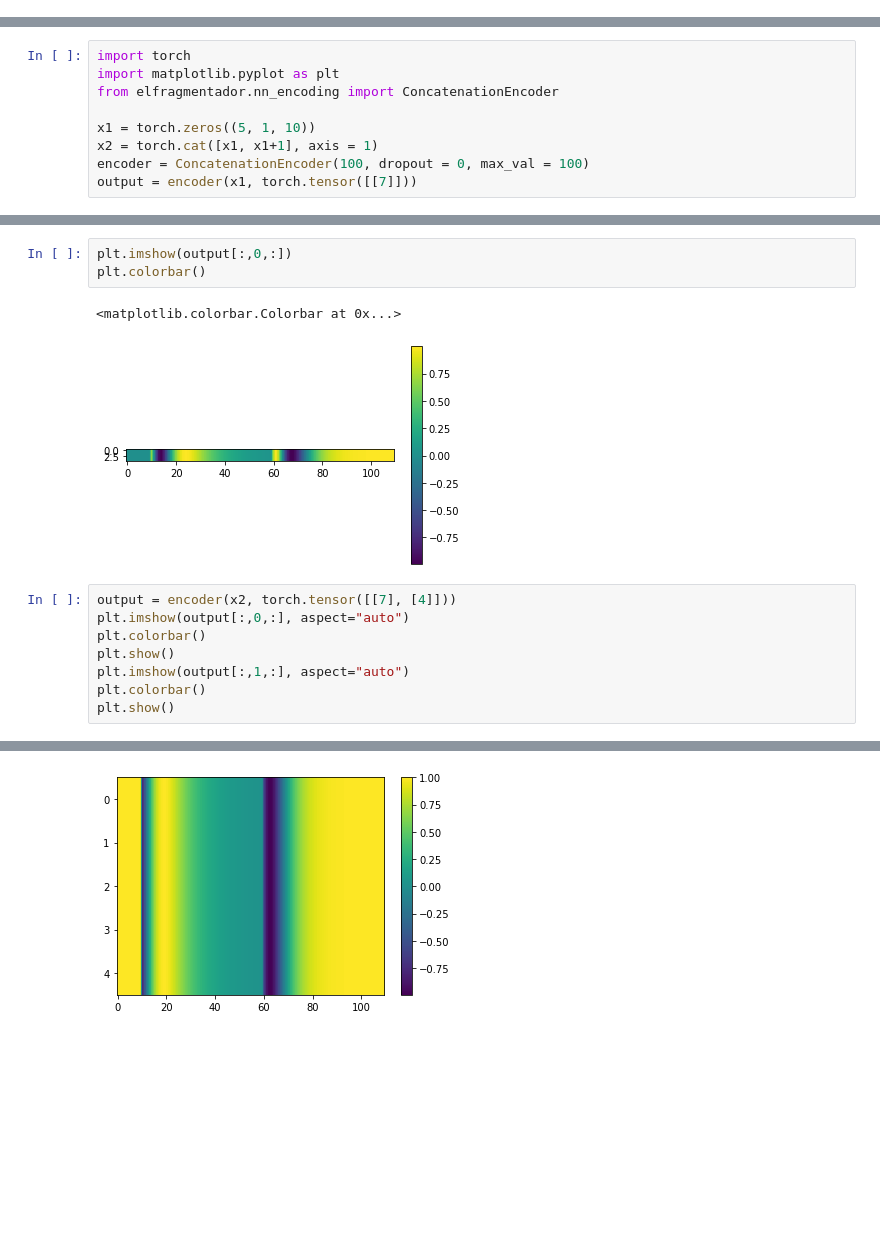
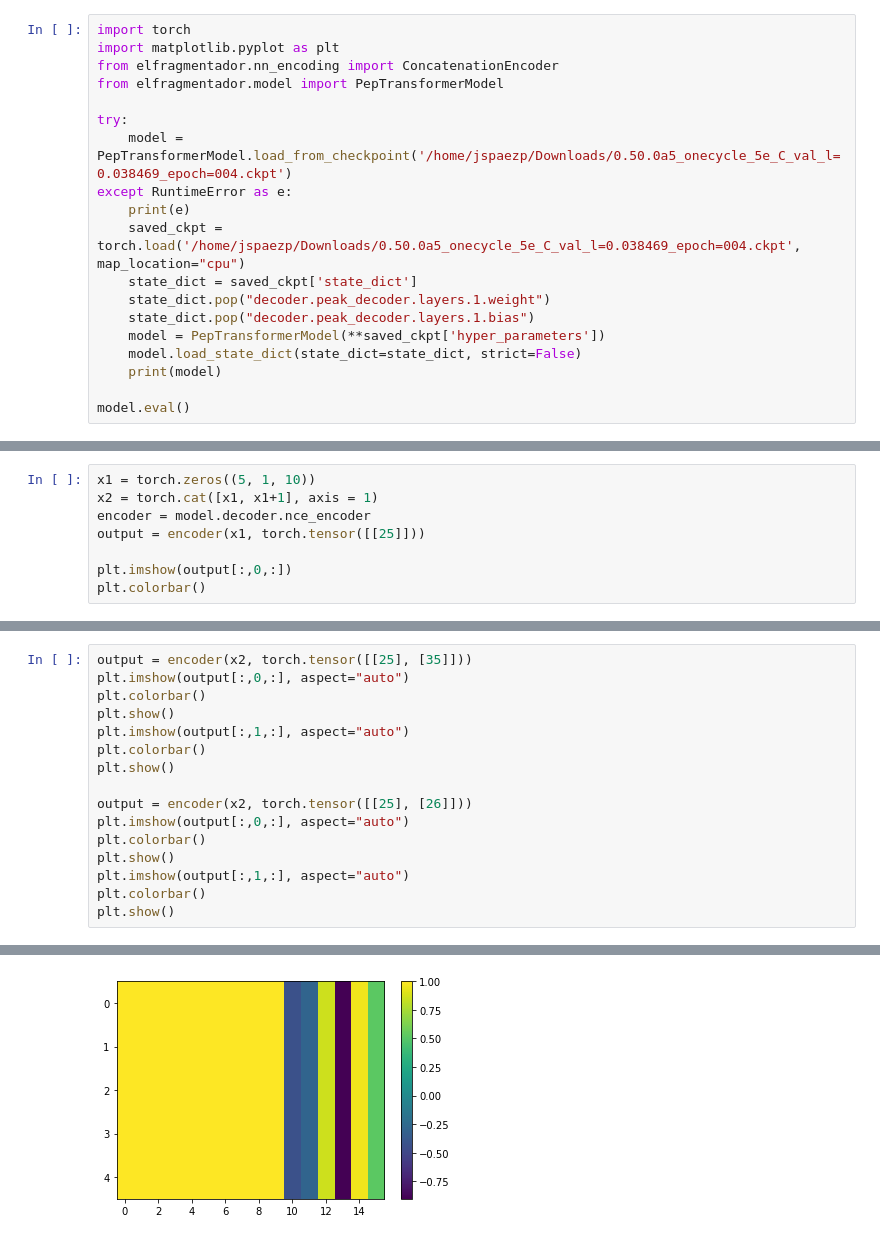
Before and after one commit to jspaezp/elfragmentador, a Jupyter notebook: notebooks/visualize_embeddings.ipynb, the cells around one changed output, grey strips where cells are left out. Saved outputs shown, nothing was run; the diff lists cells and outputs as text; blank space fills up the shorter version.

```diff
--- a/notebooks/visualize_embeddings.ipynb
+++ b/notebooks/visualize_embeddings.ipynb
@@ -0,0 +1,19 @@
+# %%
+import torch
+import matplotlib.pyplot as plt
+from elfragmentador.nn_encoding import ConcatenationEncoder
+from elfragmentador.model import PepTransformerModel
+
+try:
+    model = PepTransformerModel.load_from_checkpoint('/home/jspaezp/Downloads/0.50.0a5_onecycle_5e_C_val_l=0.038469_epoch=004.ckpt')
+except RuntimeError as e:
+    print(e)
+    saved_ckpt = torch.load('/home/jspaezp/Downloads/0.50.0a5_onecycle_5e_C_val_l=0.038469_epoch=004.ckpt', map_location="cpu")
+    state_dict = saved_ckpt['state_dict']
+    state_dict.pop("decoder.peak_decoder.layers.1.weight")
+    state_dict.pop("decoder.peak_decoder.layers.1.bias")
+    model = PepTransformerModel(**saved_ckpt['hyper_parameters'])
+    model.load_state_dict(state_dict=state_dict, strict=False)
+    print(model)
+
+model.eval()
@@ -1,9 +73,8 @@
 # %%
-import torch
-import matplotlib.pyplot as plt
-from elfragmentador.nn_encoding import ConcatenationEncoder
-
 x1 = torch.zeros((5, 1, 10))
 x2 = torch.cat([x1, x1+1], axis = 1)
-encoder = ConcatenationEncoder(100, dropout = 0, max_val = 100)
-output = encoder(x1, torch.tensor([[7]]))
+encoder = model.decoder.nce_encoder
+output = encoder(x1, torch.tensor([[25]]))
+
+plt.imshow(output[:,0,:])
+plt.colorbar()
@@ -10,15 +84,17 @@ output = encoder(x1, torch.tensor([[7]]))
-# %%
-plt.imshow(output[:,0,:])
-plt.colorbar()
-# %% [output]
-<matplotlib.colorbar.Colorbar at 0x...>
-[figure, removed]
 # %%
-output = encoder(x2, torch.tensor([[7], [4]]))
+output = encoder(x2, torch.tensor([[25], [35]]))
 plt.imshow(output[:,0,:], aspect="auto")
 plt.colorbar()
 plt.show()
 plt.imshow(output[:,1,:], aspect="auto")
 plt.colorbar()
 plt.show()
+
+output = encoder(x2, torch.tensor([[25], [26]]))
+plt.imshow(output[:,0,:], aspect="auto")
+plt.colorbar()
+plt.show()
+plt.imshow(output[:,1,:], aspect="auto")
+plt.colorbar()
+plt.show()
 # %% [output]
@@ -26 +102 @@ plt.show()
-[figure, old version]
+[figure, new version]
```
Also changed, not shown: parts of 11 cells of this notebook, 3 other files.
